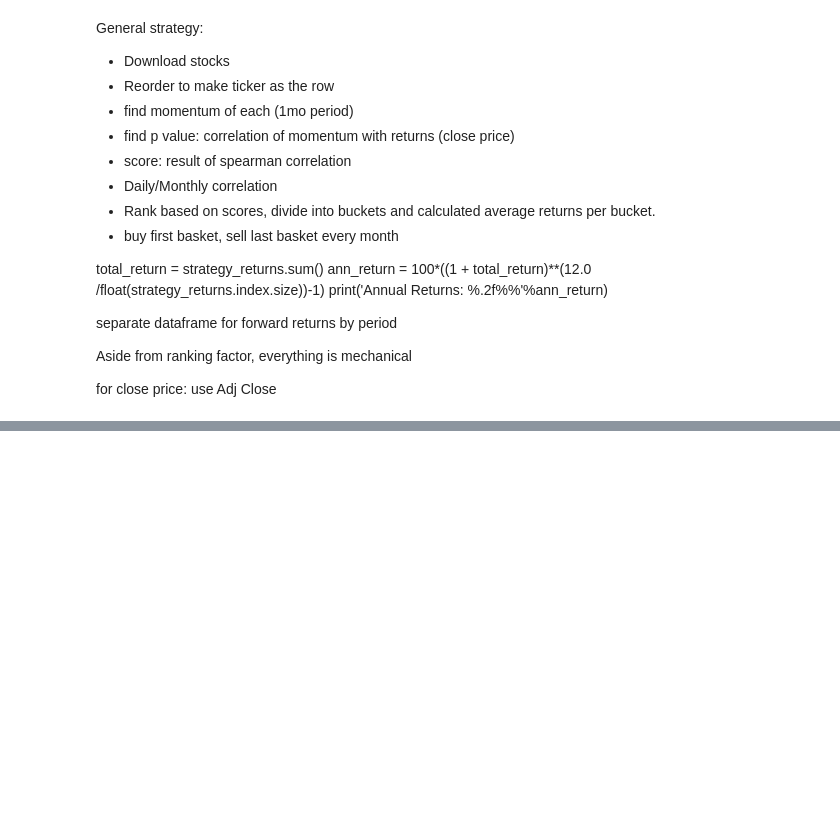
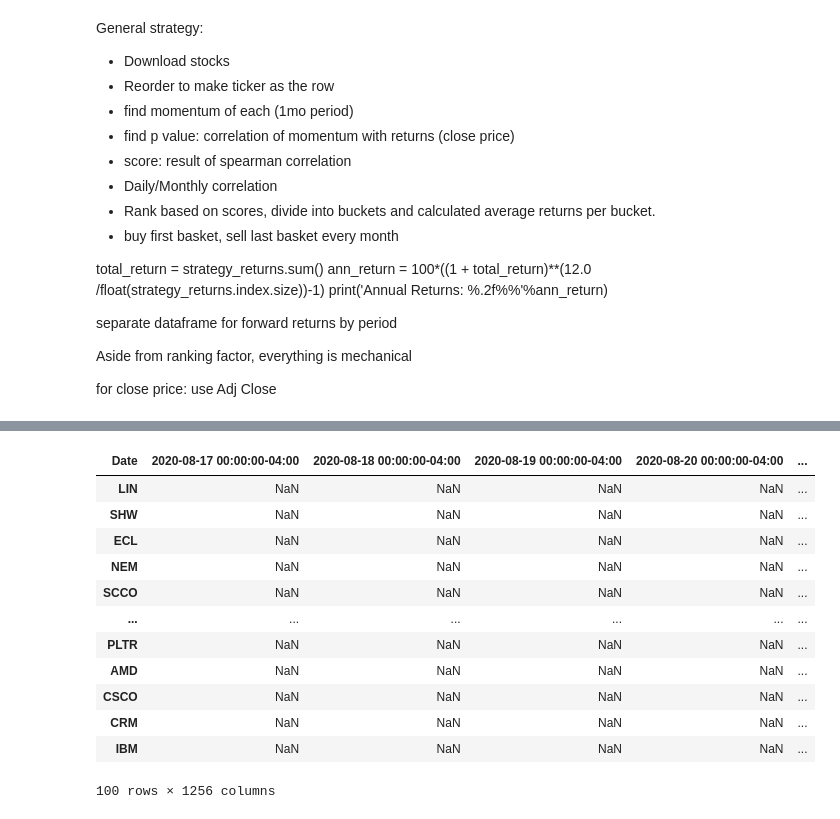
Before and after one commit to tanvi-jain3/algo-trading, a Jupyter notebook: long_short_neutral.ipynb, the cells around one changed output, grey strips where cells are left out. Cells and saved outputs as stored; diff of their text form; code cells hidden in the pictures; blank space fills up the shorter version.

```diff
--- a/long_short_neutral.ipynb
+++ b/long_short_neutral.ipynb
@@ -40,0 +59,19 @@ ticker_list
+# %%
+#Download historical data
+import pandas as pd
+price_data=pd.DataFrame()
+for ticker in ticker_list:
+    try:
+        price_data[ticker]=yf.Ticker(ticker).history(period='5y')['Close']
+
+    except Exception as e:
+        print(f"Failed to download {ticker}: {e}")
+        continue
+
+price_data=price_data.T
+# %%
+# Calculate 1-month momentum (20 trading days)
+momentum_1m = price_data.pct_change(periods=20, axis=1)  # axis=1 for columns (dates)
+print(f"Momentum shape: {momentum_1m.shape}")
+print("\nSample momentum values (last 5 periods):")
+print(momentum_1m.iloc[:3, -5:])
@@ -40,0 +120,16 @@ ticker_list
+# %%
+momentum_1m
+# %% [output]
+| Date | 2020-08-17 00:00:00-04:00 | 2020-08-18 00:00:00-04:00 | 2020-08-19 00:00:00-04:00 | 2020-08-20 00:00:00-04:00 | ... |
+| LIN | NaN | NaN | NaN | NaN | ... |
+| SHW | NaN | NaN | NaN | NaN | ... |
+| ECL | NaN | NaN | NaN | NaN | ... |
+| NEM | NaN | NaN | NaN | NaN | ... |
+| SCCO | NaN | NaN | NaN | NaN | ... |
+| ... | ... | ... | ... | ... | ... |
+| PLTR | NaN | NaN | NaN | NaN | ... |
+| AMD | NaN | NaN | NaN | NaN | ... |
+| CSCO | NaN | NaN | NaN | NaN | ... |
+| CRM | NaN | NaN | NaN | NaN | ... |
+| IBM | NaN | NaN | NaN | NaN | ... |
+100 rows × 1256 columns
```
Also changed, not shown: parts of 18 cells of this notebook, 1 other file.
